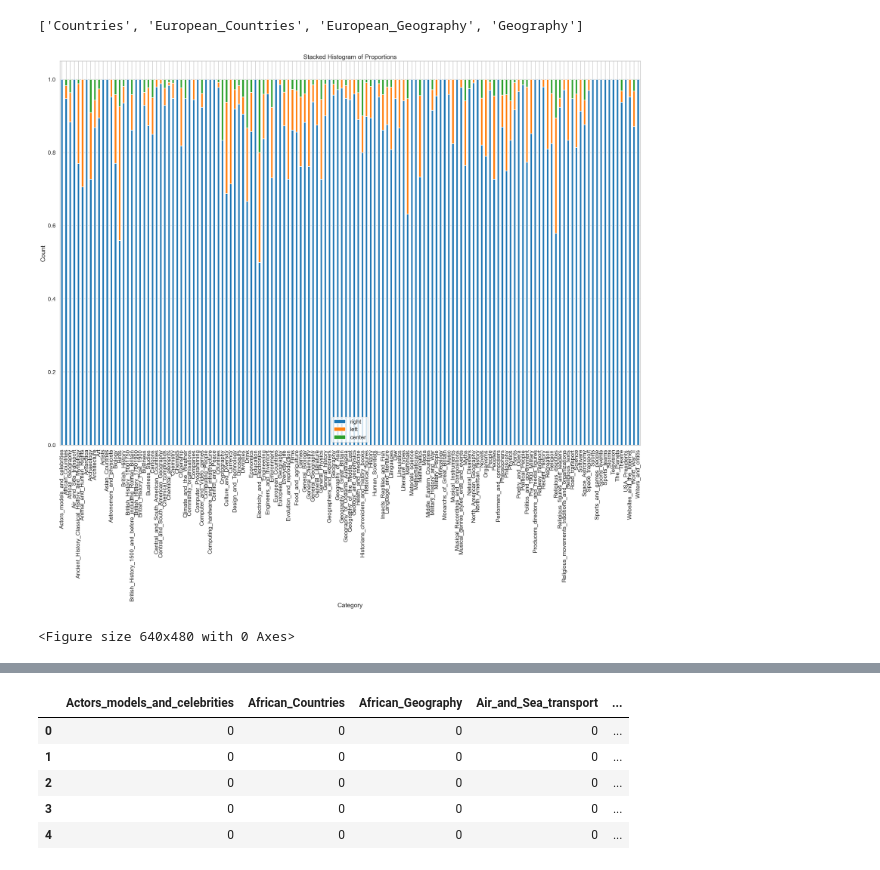
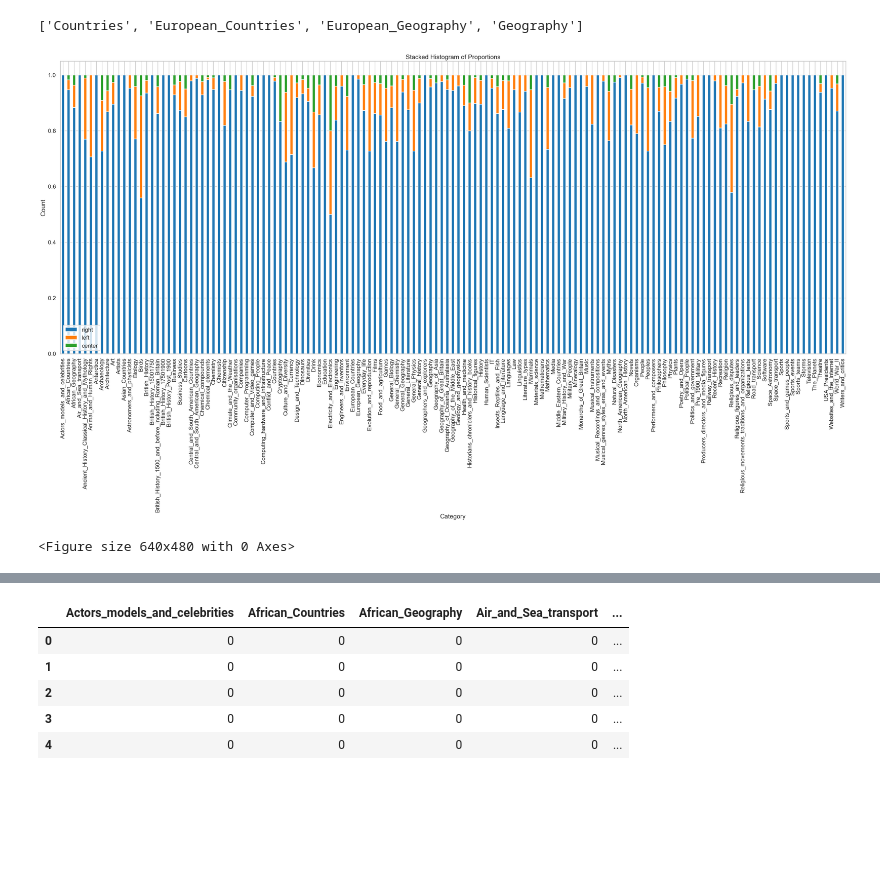
Before and after one commit to epfl-ada/ada-2023-project-miaoumiaou, a Jupyter notebook: Visualisation_wiki.ipynb, the cells around one changed output, grey strips where cells are left out. Cells and saved outputs as stored; diff of their text form; code cells hidden in the pictures; blank space fills up the shorter version.

```diff
--- a/Visualisation_wiki.ipynb
+++ b/Visualisation_wiki.ipynb
@@ -393,38 +519,35 @@ df = all_articles_with_bias_and_categories.copy()
 df.columns
 df.head()
 right_df = df[df['Bias'] == 'right'].drop(columns=['article', 'Bias'])
 right_df = right_df.sum()
 right_df.name = 'right'
 left_df = df[df['Bias'] == 'left'].drop(columns=['article', 'Bias'])
 left_df = left_df.sum()
 left_df.name ='left'
 
 center_df = df[df['Bias'] == 'center'].drop(columns=['article', 'Bias'])
 center_df = center_df.sum()
 center_df.name = 'center'
 
 
 right_df
 plot_df = pd.merge(right_df, left_df, left_index=True, right_index=True, how='inner')
 plot_df = pd.merge(plot_df, center_df, left_index=True, right_index=True, how='inner')
 plot_df.head()
 
 total_counts = plot_df.sum(axis=1)
 proportions_df = plot_df.divide(total_counts, axis=0)
 
 # Display the DataFrame with proportions
-ax = proportions_df.plot(kind='bar', stacked=True, figsize=(30, 20))
+ax = proportions_df.plot(kind='bar', stacked=True, figsize=(40, 15))
 
-# Adding labels and title
 plt.xlabel('Category')
 plt.ylabel('Count')
 plt.title('Stacked Histogram of Proportions')
-
-# Display the plot
 plt.show()
 plt.tight_layout()
 # %% [output]
-[figure, old version]
+[figure, new version]
 <Figure size 640x480 with 0 Axes>
 # %%
 bias_counts = bias['Bias'].value_counts()
```
Also changed, not shown: parts of 30 cells of this notebook.
